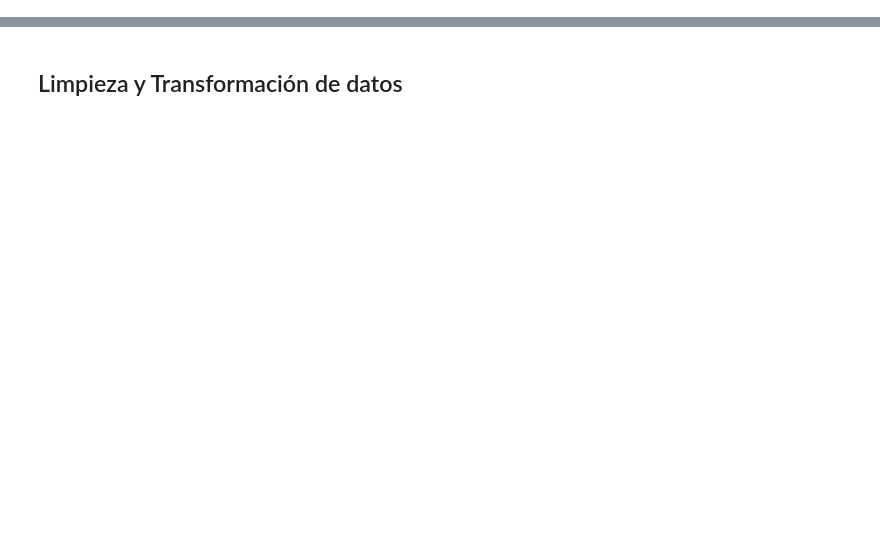
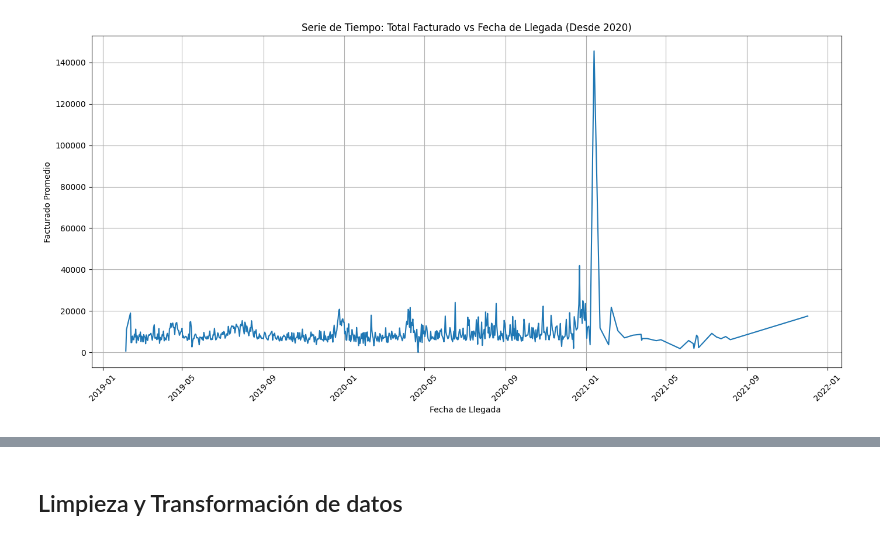
Before and after one commit to manurodrr/Clustera, a Jupyter notebook: ML Models/TDA.ipynb, the cells around one changed output, grey strips where cells are left out. Saved outputs shown, nothing was run; the diff lists cells and outputs as text; code cells hidden in the pictures; blank space fills up the shorter version.

```diff
--- a/ML Models/TDA.ipynb
+++ b/ML Models/TDA.ipynb
@@ -7,0 +108,10 @@ import numpy as np
+# %%
+data = (
+    iar_Reservaciones
+    .groupby('h_fec_lld_okt')['h_tfa_total']
+    .mean()
+    .reset_index()
+)
+
+data.columns = ['Fecha', 'tarifa']
+data
@@ -7,0 +132,16 @@ import numpy as np
+# %%
+plt.figure(figsize=(14, 7))
+sns.lineplot(
+    data=data,
+    x='Fecha',
+    y='tarifa'
+)
+plt.title('Serie de Tiempo: Total Facturado vs Fecha de Llegada (Desde 2020)')
+plt.xlabel('Fecha de Llegada ')
+plt.ylabel('Facturado Promedio')
+plt.xticks(rotation=45)
+plt.grid(True)
+plt.tight_layout()
+plt.show()
+# %% [output]
+[figure, added]
```
Also changed, not shown: parts of 44 cells of this notebook.
